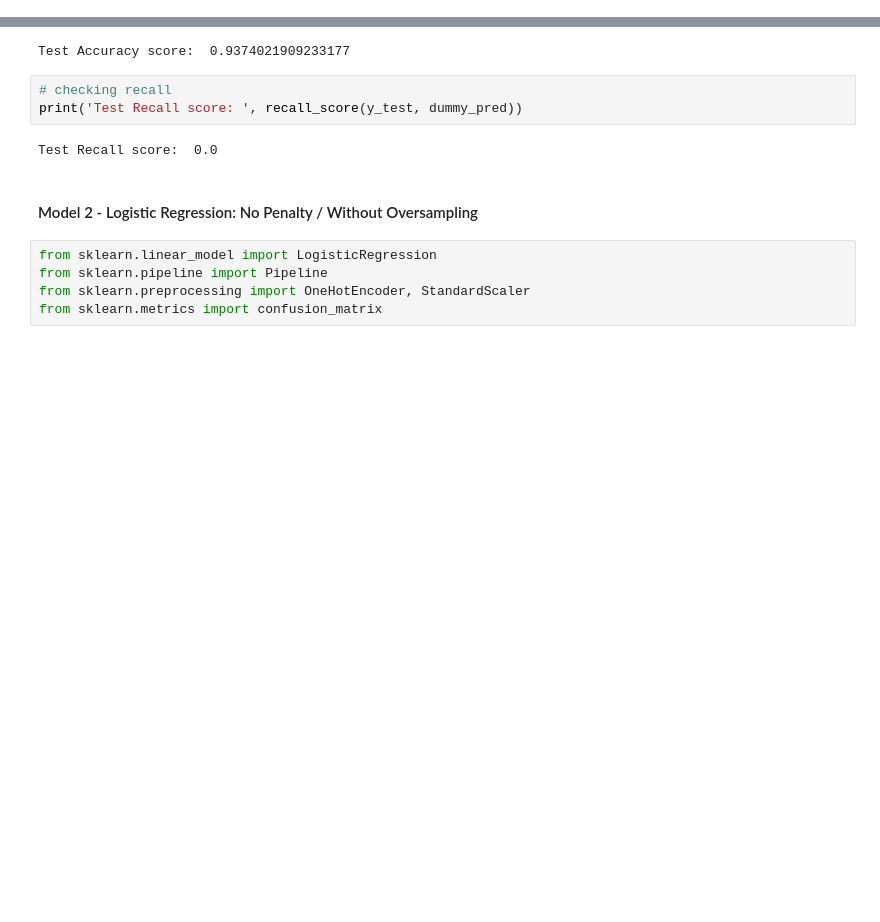
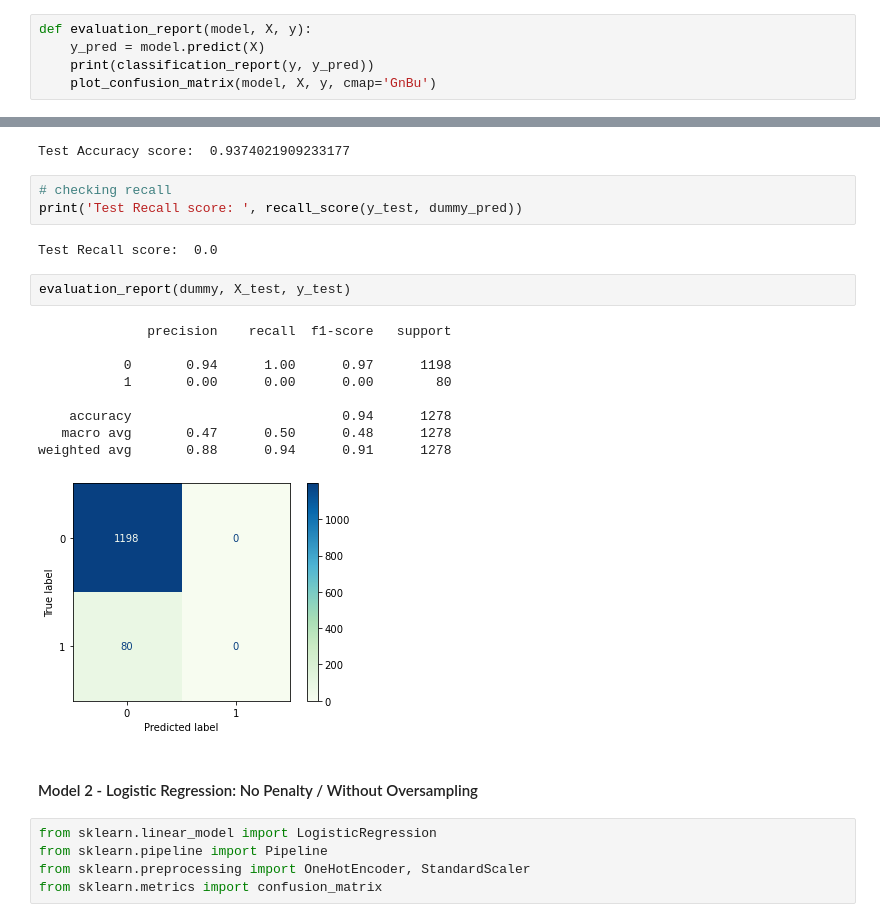
Before and after one commit to jasonarikupurathu/stroke-predictions, a Jupyter notebook: Analysis-Notebook.ipynb, the cells around one changed output, grey strips where cells are left out. Saved outputs shown, nothing was run; the diff lists cells and outputs as text; blank space fills up the shorter version.

```diff
--- a/Analysis-Notebook.ipynb
+++ b/Analysis-Notebook.ipynb
@@ -11,3 +13,8 @@ infile.close()
+# %%
+def evaluation_report(model, X, y):
+    y_pred = model.predict(X)
+    print(classification_report(y, y_pred))
+    plot_confusion_matrix(model, X, y, cmap='GnBu')
 # %%
 df.head()
 # %% [output]
@@ -50,6 +57,18 @@ Test Accuracy score:  0.9374021909233177
 print('Test Recall score: ', recall_score(y_test, dummy_pred))
 # %% [output]
 Test Recall score:  0.0
+# %%
+evaluation_report(dummy, X_test, y_test)
+# %% [output]
+              precision    recall  f1-score   support
+
+           0       0.94      1.00      0.97      1198
+           1       0.00      0.00      0.00        80
+
+    accuracy                           0.94      1278
+   macro avg       0.47      0.50      0.48      1278
+weighted avg       0.88      0.94      0.91      1278
+[figure, added]
 # %% [markdown]
 #### Model 2 - Logistic Regression: No Penalty / Without Oversampling
 # %%
```
Also changed, not shown: parts of 18 cells of this notebook.
